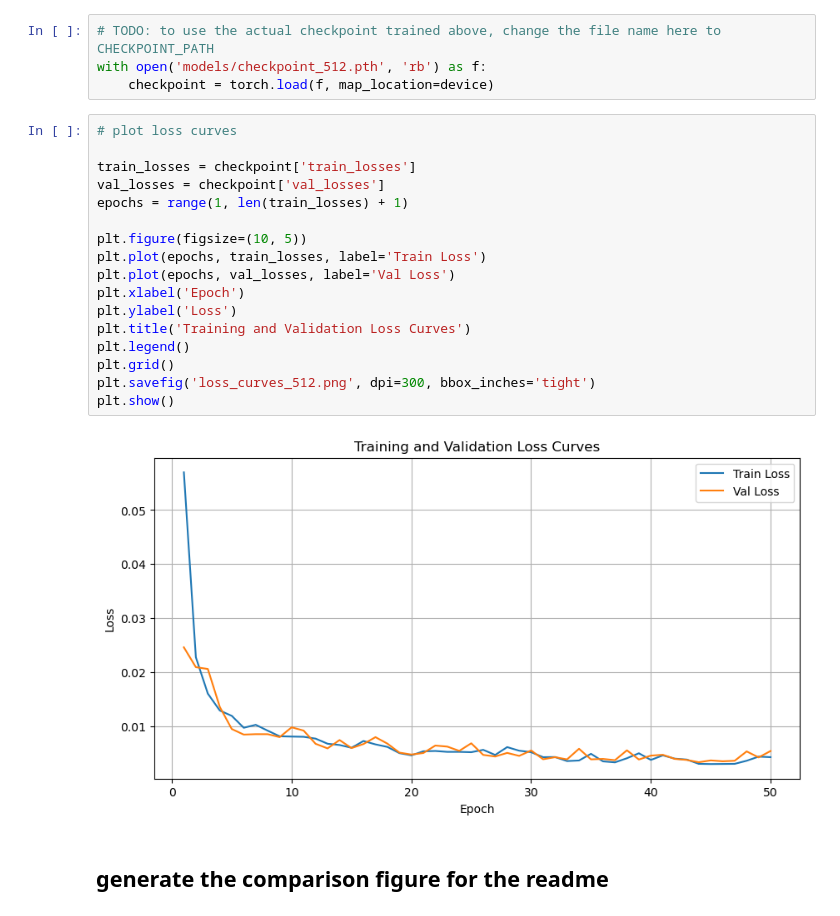
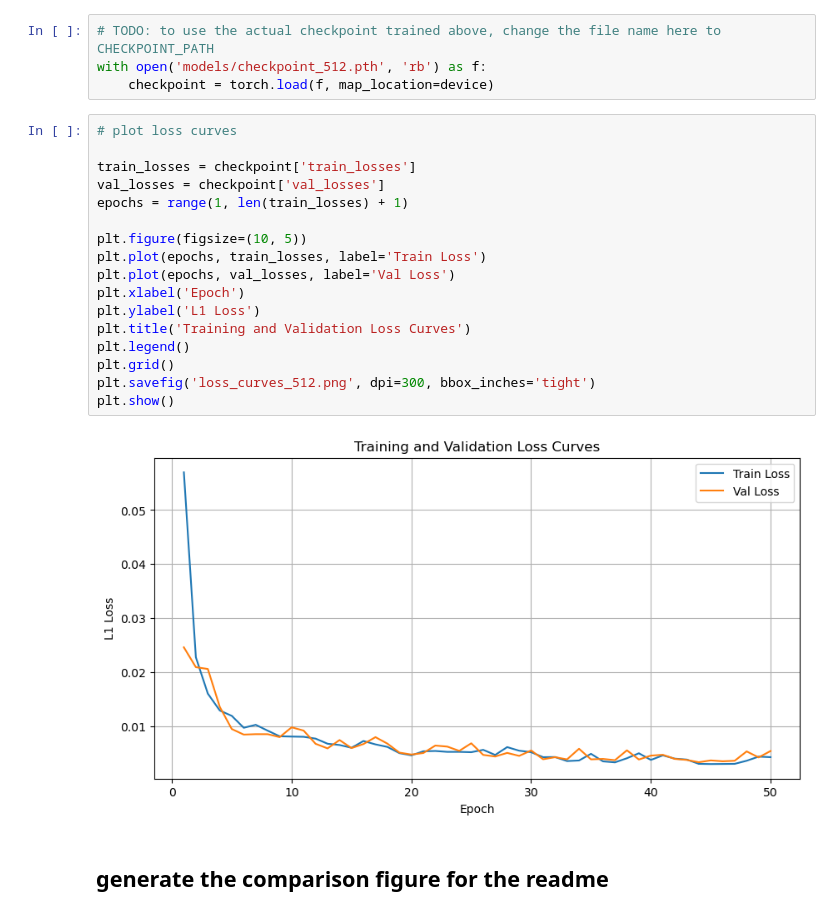
Before and after one commit to behrensm03/deep-document-unwarping, a Jupyter notebook: train.ipynb, the cells around one changed output. Drawn from its saved outputs; the diff is of its cells as text.

```diff
--- a/train.ipynb
+++ b/train.ipynb
@@ -200,22 +200,22 @@ with open('models/checkpoint_512.pth', 'rb') as f:
 # %%
 # plot loss curves
 
 train_losses = checkpoint['train_losses']
 val_losses = checkpoint['val_losses']
 epochs = range(1, len(train_losses) + 1)
 
 plt.figure(figsize=(10, 5))
 plt.plot(epochs, train_losses, label='Train Loss')
 plt.plot(epochs, val_losses, label='Val Loss')
 plt.xlabel('Epoch')
-plt.ylabel('Loss')
+plt.ylabel('L1 Loss')
 plt.title('Training and Validation Loss Curves')
 plt.legend()
 plt.grid()
 plt.savefig('loss_curves_512.png', dpi=300, bbox_inches='tight')
 plt.show()
 # %% [output]
-[figure, old version]
+[figure, new version]
 # %% [markdown]
 ## generate the comparison figure for the readme
 # %%
```
Also changed, not shown: 4 other files.
